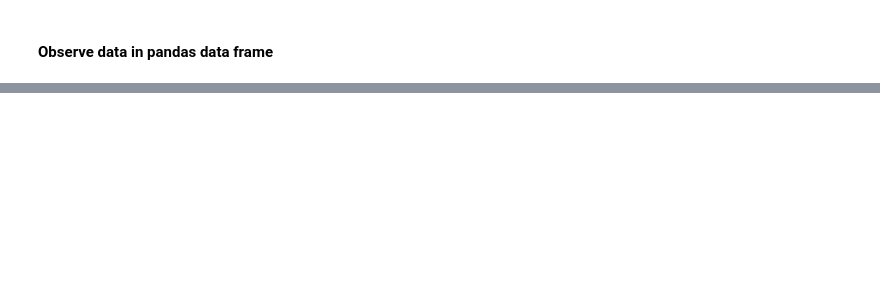
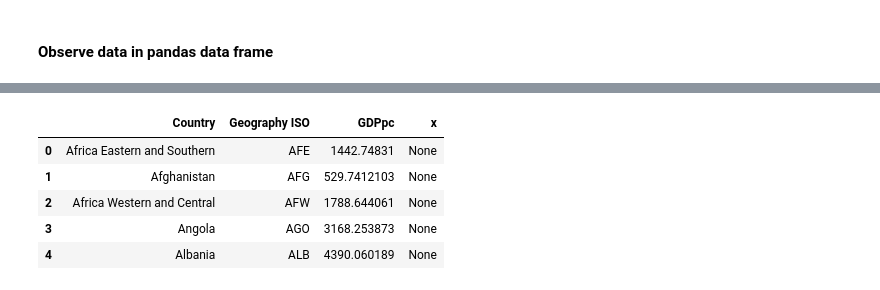
Before and after one commit to maha4028/CU-Boulder-RA-Spring-2022, a Jupyter notebook: main.ipynb, the cells around one changed output, grey strips where cells are left out. Drawn from its saved outputs; the diff is of its cells as text; code cells hidden in the pictures; blank space fills up the shorter version.

```diff
--- a/main.ipynb
+++ b/main.ipynb
@@ -144,0 +58,9 @@ Your selection: 3
+# %%
+y.head()
+# %% [output]
+|  | Country | Geography ISO | GDPpc | x |
+| 0 | Africa Eastern and Southern | AFE | 1442.74831 | None |
+| 1 | Afghanistan | AFG | 529.7412103 | None |
+| 2 | Africa Western and Central | AFW | 1788.644061 | None |
+| 3 | Angola | AGO | 3168.253873 | None |
+| 4 | Albania | ALB | 4390.060189 | None |
```
Also changed, not shown: parts of 27 cells of this notebook, 1 other file.
